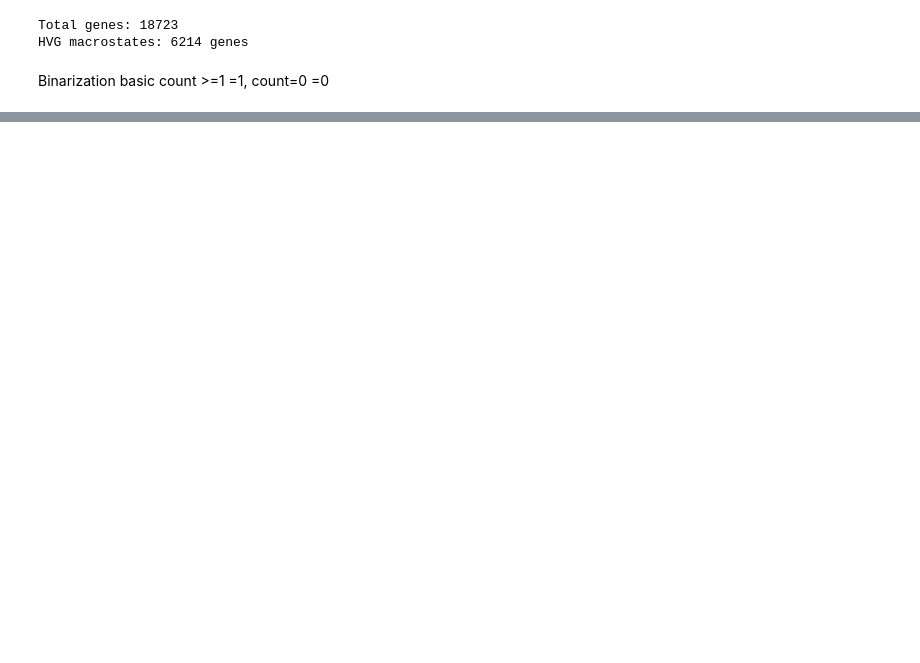
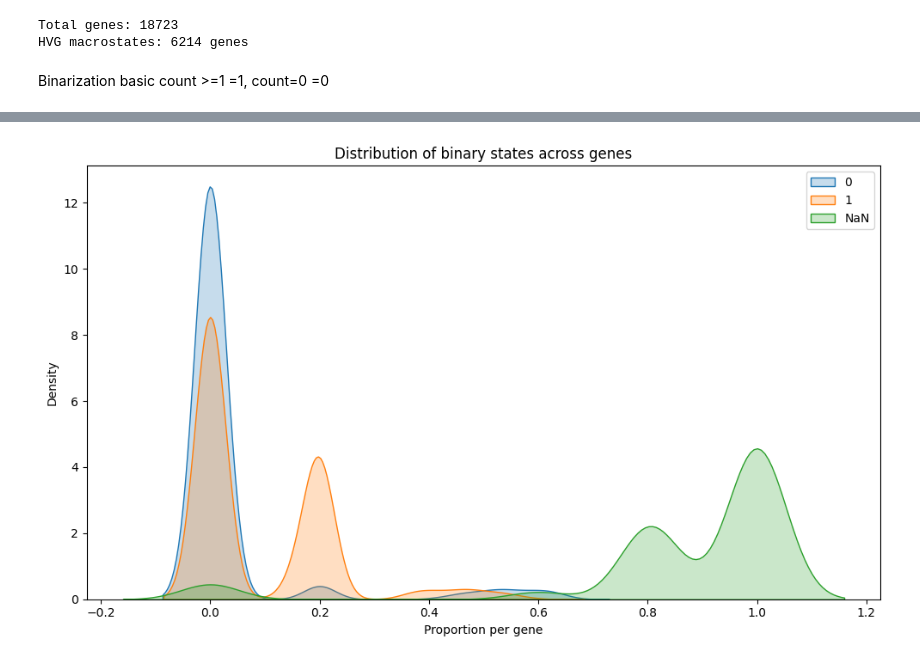
Before and after one commit to Augugustine/CITE-seq-analysis-CLL, a Jupyter notebook: 3- Boolean model/Definition_majority_vote.ipynb, the cells around one changed output, grey strips where cells are left out. Cells and saved outputs as stored; diff of their text form; code cells hidden in the pictures; blank space fills up the shorter version.

```diff
--- a/3- Boolean model/Definition_majority_vote.ipynb
+++ b/3- Boolean model/Definition_majority_vote.ipynb
@@ -283,0 +415,83 @@ Done!
+# %%
+warnings.filterwarnings("ignore")
+
+macrostates = ['I1', 'I2', 'T1', 'T2', "T3"]
+
+binarized_states = {}
+all_hvg = set()
+adata_ct_dict = {}
+
+for ct in macrostates:
+    print(f"\n{'='*50}")
+    print(f"Processing {ct}...")
+
+    adata_ct = adata[adata.obs['macrostates'] == ct].copy()
+    n_cells = adata_ct.n_obs
+    print(f"  {n_cells} cells")
+
+    # STEP 1 : HVG
+    n_top = min(2000, adata_ct.n_vars - 1)
+    sc.pp.highly_variable_genes(adata_ct, n_top_genes=n_top)
+
+    adata_ct_hvg = adata_ct[:, adata_ct.var['highly_variable']].copy()
+    hvg_genes = adata_ct.var[adata_ct.var['highly_variable']].index
+    all_hvg.update(hvg_genes)
+    print(f"  {adata_ct_hvg.n_vars} HVGs selected")
+
+    # STEP 2 : DataFrame
+    X_full = adata_ct_hvg.X
+    if not isinstance(X_full, np.ndarray):
+        X_full = X_full.toarray()
+
+    expr_df_full = pd.DataFrame(
+        X_full,
+        index=adata_ct_hvg.obs_names,
+        columns=adata_ct_hvg.var_names
+    )
+
+    # Remove all-zero genes
+    expr_df_full = expr_df_full.loc[:, (expr_df_full != 0).any(axis=0)]
+    print(f" {expr_df_full.shape[1]} genes after removing all-zero")
+
+    # STEP 3 : scBoolSeq model
+    scbool = scBoolSeq(
+        zeroinf_binarizer="quantile",
+        margin_quantile=0.2,
+        dor_threshold=0.85,
+        alpha=0
+    )
+
+    scbool.fit(expr_df_full)
+    scbool.criteria_.to_csv(
+        f"/home/a.blanc-boekholt/Documents/Singlecell-R/Scripts/criteria_scboolseq_{ct}.csv"
+    )
+    print("  scBoolSeq fitted")
+
+        # STEP 4 : Binarization
+    binarized = scbool.binarize(expr_df_full)
+
+        # STEP 5 : Distrubition
+    n_cells = len(binarized)
+
+    gene_props = pd.DataFrame({
+        "0": (binarized == 0).sum(axis=0) / n_cells,
+        "1": (binarized == 1).sum(axis=0) / n_cells,
+        "NaN": binarized.isna().sum(axis=0) / n_cells
+    })
+
+    plt.figure(figsize=(10,6))
+
+    sns.kdeplot(gene_props["0"], label="0", fill=True)
+    sns.kdeplot(gene_props["1"], label="1", fill=True)
+    sns.kdeplot(gene_props["NaN"], label="NaN", fill=True)
+
+    plt.xlabel("Proportion per gene")
+    plt.ylabel("Density")
+    plt.title("Distribution of binary states across genes")
+    plt.legend()
+    plt.tight_layout()
+    plt.show()
+
+    del adata_ct, expr_df_full, scbool
+    gc.collect()
+# %% [output]
@@ -283,0 +504 @@ Done!
+[figure, added]
```
Also changed, not shown: parts of 7 cells of this notebook.
